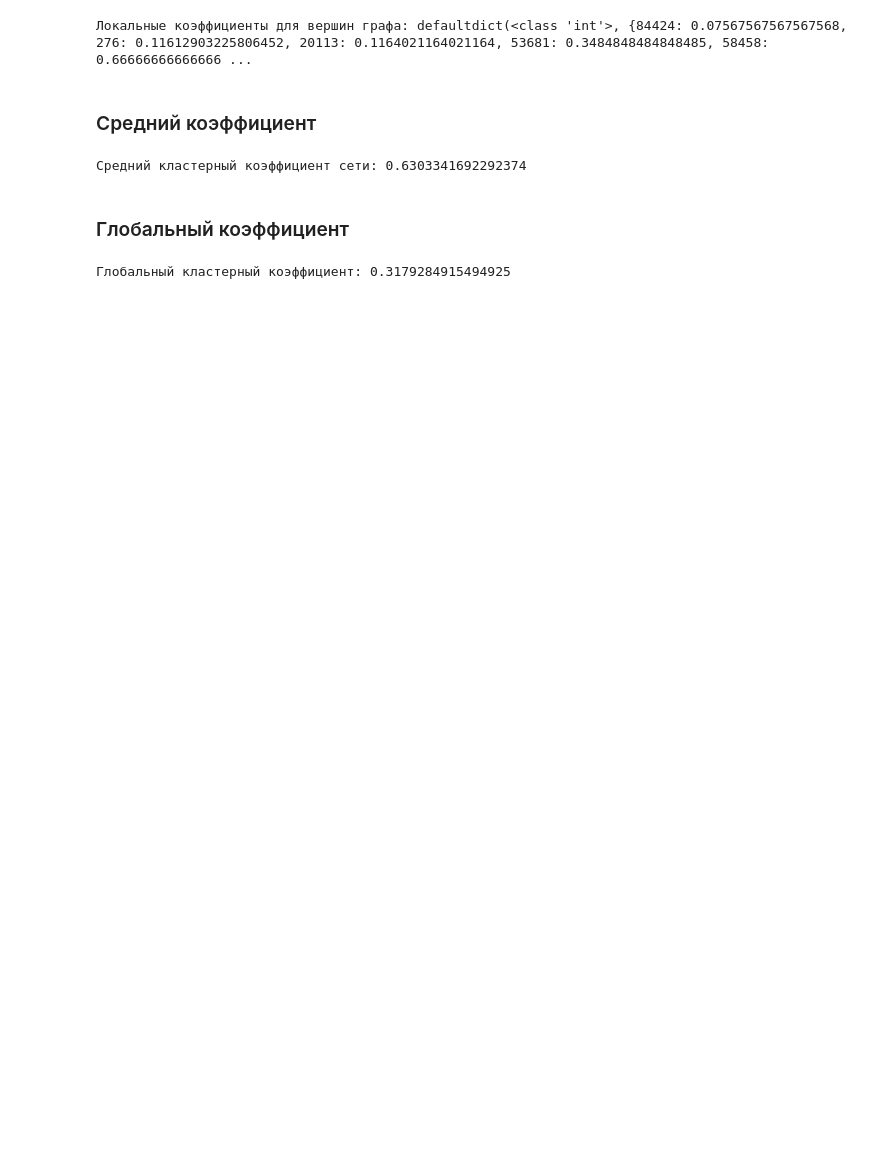
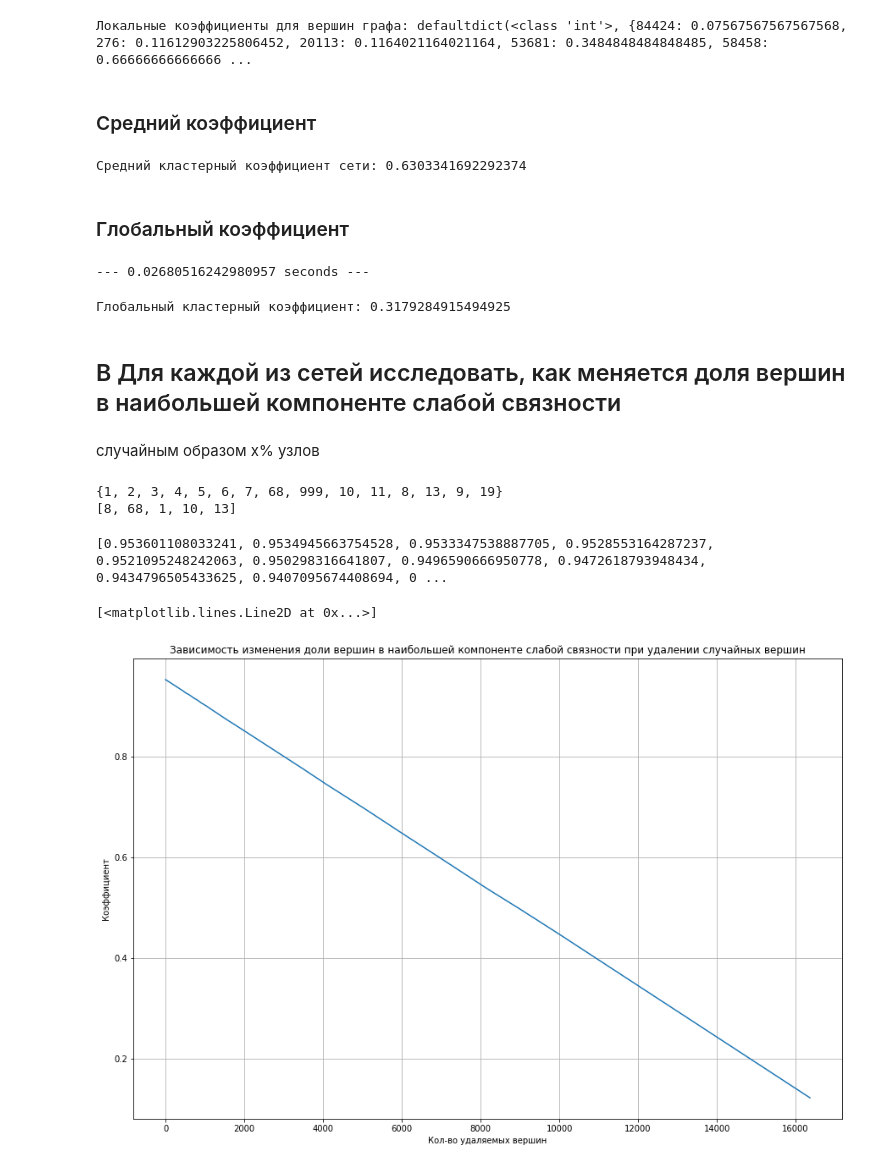
Before and after one commit to imalinowski/FiniteGraphs, a Jupyter notebook: graphs.ipynb, the cells around one changed output. Cells and saved outputs as stored; diff of their text form; code cells hidden in the pictures; blank space fills up the shorter version.

```diff
--- a/graphs.ipynb
+++ b/graphs.ipynb
@@ -103,0 +125,10 @@ graph_components = find_components(graph_edges)
+# %%
+nodes_astro = set([*df_astro["u"].unique(), *df_astro["v"].unique()])
+# print(nodes_astro)
+df_astro = pd.read_csv("astro.txt", delimiter='\t')
+graph_edges_astro = [edge for edge in df_astro.values]
+# print(graph_edges_astro)
+start_time = time.time()
+graph_components_astro = find_components(graph_edges_astro)
+print(f"--- {(time.time() - start_time)} seconds ---")
+# print(graph_components_astro)
@@ -104,7 +167,8 @@ graph_components = find_components(graph_edges)
 # %%
-print(f'Число компонент слабой связности: {len(graph_components)}')
+print(f'Число компонент слабой связности: {len(graph_components_astro)}')
 
-max_component = max(graph_components, key=lambda i: len(i))
-print(f'Число вершин в максимальной компоненте связности: {len(max_component)}')
-print(f'Доля вершин в максимальной по мощности компоненте слабой связности: {len(max_component)/vertices}')
+max_component_astro = max(graph_components_astro, key=lambda i: len(i))
+
+print(f'Число вершин в максимальной компоненте связности: {len(max_component_astro)}')
+print(f'Доля вершин в максимальной по мощности компоненте слабой связности: {len(max_component_astro)/len(nodes_astro)}')
 # %% [output]
@@ -374,6 +534,7 @@ def С(n, k):
     else:
         return 0
 # %%
+start_time = time.time()
 numerator = 0
 denominator = 0
 for node, local_coeff in local_coeffs.items():
@@ -383,7 +544,45 @@ for node, local_coeff in local_coeffs.items():
     numerator += c_n_k*local_coeff
 
 global_coeff = numerator/denominator
+print(f"--- {(time.time() - start_time)} seconds ---")
+# %% [output]
+--- 0.02680516242980957 seconds ---
 # %%
 print(f'Глобальный кластерный коэффициент: {global_coeff}')
 # %% [output]
 Глобальный кластерный коэффициент: 0.3179284915494925
+# %% [markdown]
+## B Для каждой из сетей исследовать, как меняется доля вершин в наибольшей компоненте слабой связности
+# %% [markdown]
+случайным образом x% узлов
+# %%
+node_numbers_to_delete = [2, 4, 8]
+nodes_test = set([*df_test["u"].unique(), *df_test["v"].unique()])
+print(nodes_test)
+nodes_to_delete_test = random.sample(list(nodes_test), k=node_number_to_delete)
+print(nodes_to_delete_test)
+max_component_test_after_delete = set(max_component_test) - set(nodes_to_delete_test)
+# %% [output]
+{1, 2, 3, 4, 5, 6, 7, 68, 999, 10, 11, 8, 13, 9, 19}
+[8, 68, 1, 10, 13]
+# %%
+node_numbers_to_delete = [2, 4, 8, 16, 32, 64, 78 ,128, 200 ,256, 315, 450, 512, 600, 712, 827, 901, 1024, 1500, 2048, 3000, 3500, 4096, 5000, 6000, 7000, 8182, 9000, 10000, 16364]
+nodes_astro = set([*df_astro["u"].unique(), *df_astro["v"].unique()])
+nodes_astro_len = len(nodes_astro)
+node_proportions = []
+for number in node_numbers_to_delete:
+    nodes_to_delete_astro = random.sample(list(nodes_astro), k=number)
+    proportion = len(set(max_component_astro) - set(nodes_to_delete_astro))/nodes_astro_len
+    node_proportions.append(proportion)
+
+print(node_proportions)
+plt.figure(figsize=(15, 10))
+plt.title("Зависимость изменения доли вершин в наибольшей компоненте слабой связности при удалении случайных вершин")
+plt.xlabel("Кол-во удаляемых вершин")
+plt.ylabel("Коэффициент")
+plt.grid()
+plt.plot(node_numbers_to_delete, node_proportions)
+# %% [output]
+[0.953601108033241, 0.9534945663754528, 0.9533347538887705, 0.9528553164287237, 0.9521095248242063, 0.950298316641807, 0.9496590666950778, 0.9472618793948434, 0.9434796505433625, 0.9407095674408694, 0 ...
+[<matplotlib.lines.Line2D at 0x...>]
+[figure, added]
```
Also changed, not shown: parts of 31 cells of this notebook.
